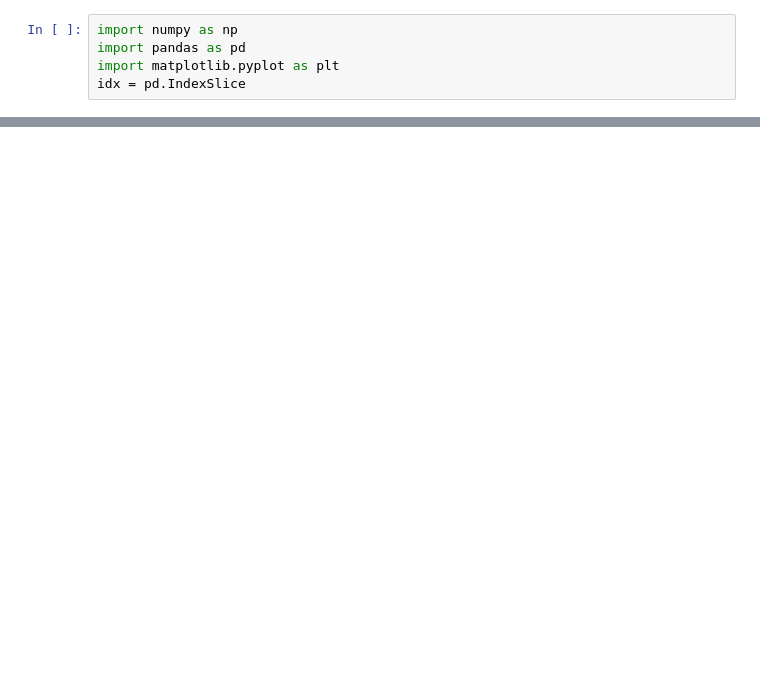
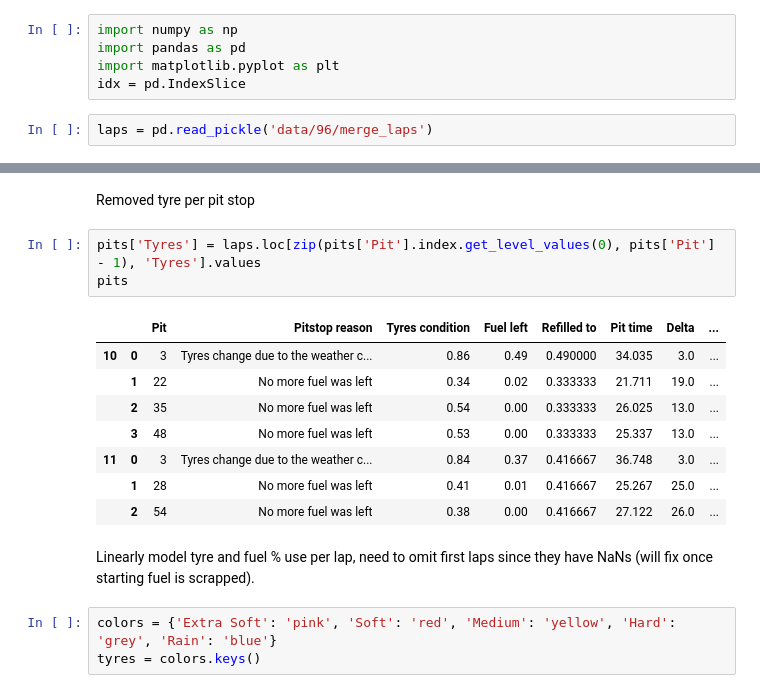
Before and after one commit to freire-guido/gpro, a Jupyter notebook: analysis.ipynb, the cells around one changed output, grey strips where cells are left out. Cells and saved outputs as stored; diff of their text form; blank space fills up the shorter version.

```diff
--- a/analysis.ipynb
+++ b/analysis.ipynb
@@ -3,5 +3,7 @@ import numpy as np
 import pandas as pd
 import matplotlib.pyplot as plt
 idx = pd.IndexSlice
+# %%
+laps = pd.read_pickle('data/96/merge_laps')
 # %%
 pits = pd.read_pickle('data/96/merge_pits')
@@ -62,0 +59,19 @@ plt.plot([0, 30], [bf, bf + mf*30])
+# %% [markdown]
+Removed tyre per pit stop
+# %%
+pits['Tyres'] = laps.loc[zip(pits['Pit'].index.get_level_values(0), pits['Pit'] - 1), 'Tyres'].values
+pits
+# %% [output]
+|  |  | Pit | Pitstop reason | Tyres condition | Fuel left | Refilled to | Pit time | Delta | ... |
+| 10 | 0 | 3 | Tyres change due to the weather c... | 0.86 | 0.49 | 0.490000 | 34.035 | 3.0 | ... |
+|  | 1 | 22 | No more fuel was left | 0.34 | 0.02 | 0.333333 | 21.711 | 19.0 | ... |
+|  | 2 | 35 | No more fuel was left | 0.54 | 0.00 | 0.333333 | 26.025 | 13.0 | ... |
+|  | 3 | 48 | No more fuel was left | 0.53 | 0.00 | 0.333333 | 25.337 | 13.0 | ... |
+| 11 | 0 | 3 | Tyres change due to the weather c... | 0.84 | 0.37 | 0.416667 | 36.748 | 3.0 | ... |
+|  | 1 | 28 | No more fuel was left | 0.41 | 0.01 | 0.416667 | 25.267 | 25.0 | ... |
+|  | 2 | 54 | No more fuel was left | 0.38 | 0.00 | 0.416667 | 27.122 | 26.0 | ... |
+# %% [markdown]
+Linearly model tyre and fuel % use per lap, need to omit first laps since they have NaNs (will fix once starting fuel is scrapped).
+# %%
+colors = {'Extra Soft': 'pink', 'Soft': 'red', 'Medium': 'yellow', 'Hard': 'grey', 'Rain': 'blue'}
+tyres = colors.keys()
```
Also changed, not shown: parts of 11 cells of this notebook.
